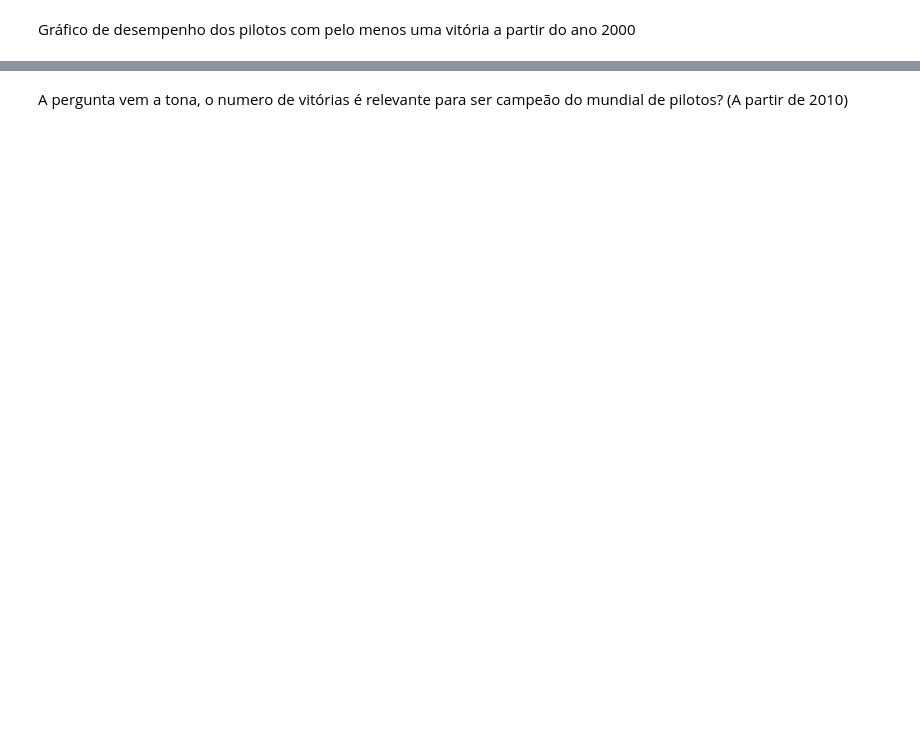
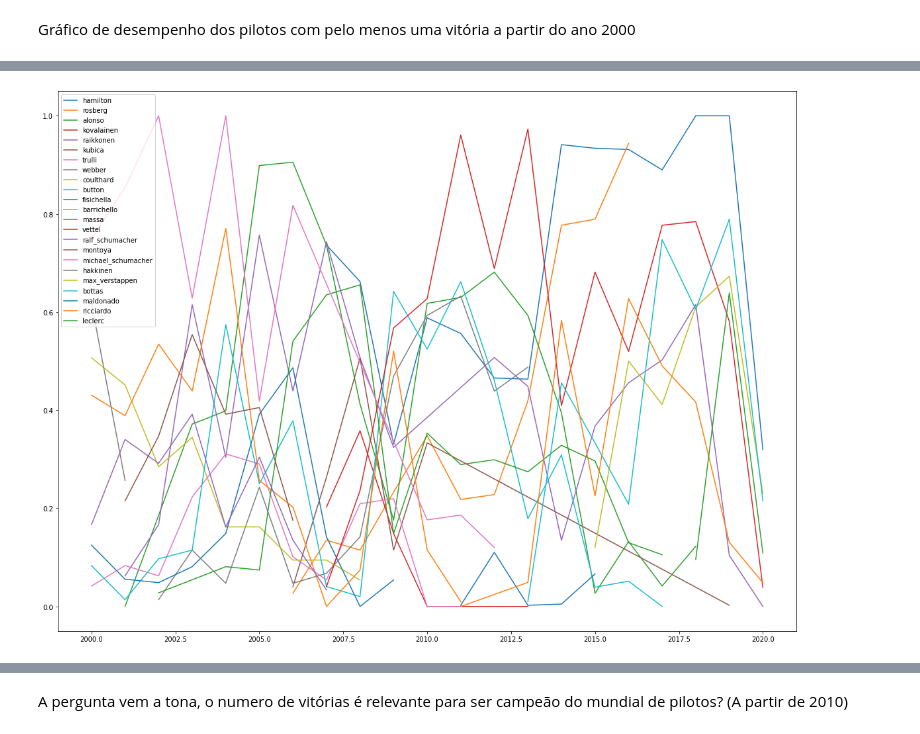
Before and after one commit to cdbm/F1DataAnalysis, a Jupyter notebook: data.ipynb, the cells around one changed output, grey strips where cells are left out. Drawn from its saved outputs; the diff is of its cells as text; code cells hidden in the pictures; blank space fills up the shorter version.

```diff
--- a/data.ipynb
+++ b/data.ipynb
@@ -46,5 +46,6 @@ from_2019 = constructor_standings[constructor_standings["year"] >= 2019]
 from_2019["points_norm"] = (from_2019['points'] - from_2019['points'].min()) / (from_2019['points'].max() - from_2019['points'].min())
 
 
-points_norms = pd.concat([from_58_to_59, times_60, from_61_to_90, from_91_to_02, from_03_to_09, from_10_to_18, from_2019], ignore_index=True)
+points_norms = pd.concat([from_58_to_59, times_60, from_61_to_90, from_91_to_02, from_03_to_09, from_10_to_18, from_2019])
+points_norms = points_norms.sort_values(by="constructorStandingsId")
 constructor_standings["points_norm"] = points_norms["points_norm"]
@@ -61,25 +124,26 @@ driver_standings.sort_values(by="year")
 # %%
-drivers_from_50_to_59 = constructor_standings[(constructor_standings["year"] >= 1958) & (constructor_standings["year"] <= 1959)]
-from_58_to_59["points_norm"] = (from_58_to_59['points'] - from_58_to_59['points'].min()) / (from_58_to_59['points'].max() - from_58_to_59['points'].min())
+drivers_from_50_to_59 = driver_standings[(driver_standings["year"] >= 1950) & (driver_standings["year"] <= 1959)]
+drivers_from_50_to_59["points_norm"] = (drivers_from_50_to_59['points'] - drivers_from_50_to_59['points'].min()) / (drivers_from_50_to_59['points'].max() - drivers_from_50_to_59['points'].min())
 
-times_60 = constructor_standings[constructor_standings["year"] == 1960]
-times_60["points_norm"] = (times_60['points'] - times_60['points'].min()) / (times_60['points'].max() - times_60['points'].min())
+drivers_times_60 = driver_standings[driver_standings["year"] == 1960]
+drivers_times_60["points_norm"] = (drivers_times_60['points'] - drivers_times_60['points'].min()) / (drivers_times_60['points'].max() - drivers_times_60['points'].min())
 
-from_61_to_90 = constructor_standings[(constructor_standings["year"] >= 1961) & (constructor_standings["year"] <= 1990)]
-from_61_to_90["points_norm"] = (from_61_to_90['points'] - from_61_to_90['points'].min()) / (from_61_to_90['points'].max() - from_61_to_90['points'].min())
+drivers_from_61_to_90 = driver_standings[(driver_standings["year"] >= 1961) & (driver_standings["year"] <= 1990)]
+drivers_from_61_to_90["points_norm"] = (drivers_from_61_to_90['points'] - drivers_from_61_to_90['points'].min()) / (drivers_from_61_to_90['points'].max() - drivers_from_61_to_90['points'].min())
 
-from_91_to_02 = constructor_standings[(constructor_standings["year"] >= 1991) & (constructor_standings["year"] <= 2002)]
-from_91_to_02["points_norm"] = (from_91_to_02['points'] - from_91_to_02['points'].min()) / (from_91_to_02['points'].max() - from_91_to_02['points'].min())
+drivers_from_91_to_02 = driver_standings[(driver_standings["year"] >= 1991) & (driver_standings["year"] <= 2002)]
+drivers_from_91_to_02["points_norm"] = (drivers_from_91_to_02['points'] - drivers_from_91_to_02['points'].min()) / (drivers_from_91_to_02['points'].max() - drivers_from_91_to_02['points'].min())
 
-from_03_to_09 = constructor_standings[(constructor_standings["year"] >= 2003) & (constructor_standings["year"] <= 2009)]
-from_03_to_09["points_norm"] = (from_03_to_09['points'] - from_03_to_09['points'].min()) / (from_03_to_09['points'].max() - from_03_to_09['points'].min())
+drivers_from_03_to_09 = driver_standings[(driver_standings["year"] >= 2003) & (driver_standings["year"] <= 2009)]
+drivers_from_03_to_09["points_norm"] = (drivers_from_03_to_09['points'] - drivers_from_03_to_09['points'].min()) / (drivers_from_03_to_09['points'].max() - drivers_from_03_to_09['points'].min())
 
-from_10_to_18 = constructor_standings[(constructor_standings["year"] >= 2010) & (constructor_standings["year"] <= 2018)]
-from_10_to_18["points_norm"] = (from_10_to_18['points'] - from_10_to_18['points'].min()) / (from_10_to_18['points'].max() - from_10_to_18['points'].min())
+drivers_from_10_to_18 = driver_standings[(driver_standings["year"] >= 2010) & (driver_standings["year"] <= 2018)]
+drivers_from_10_to_18["points_norm"] = (drivers_from_10_to_18['points'] - drivers_from_10_to_18['points'].min()) / (drivers_from_10_to_18['points'].max() - drivers_from_10_to_18['points'].min())
 
-from_2019 = constructor_standings[constructor_standings["year"] >= 2019]
-from_2019["points_norm"] = (from_2019['points'] - from_2019['points'].min()) / (from_2019['points'].max() - from_2019['points'].min())
+drivers_from_2019 = driver_standings[driver_standings["year"] >= 2019]
+drivers_from_2019["points_norm"] = (drivers_from_2019['points'] - drivers_from_2019['points'].min()) / (drivers_from_2019['points'].max() - drivers_from_2019['points'].min())
 
 
-points_norms = pd.concat([from_58_to_59, times_60, from_61_to_90, from_91_to_02, from_03_to_09, from_10_to_18, from_2019], ignore_index=True)
-constructor_standings["points_norm"] = points_norms["points_norm"]
+drivers_points_norms = pd.concat([drivers_from_50_to_59, drivers_times_60, drivers_from_61_to_90, drivers_from_91_to_02, drivers_from_03_to_09, drivers_from_10_to_18, drivers_from_2019])
+drivers_points_norms = drivers_points_norms.sort_values(by="driverStandingsId")
+driver_standings["points_norm"] = drivers_points_norms["points_norm"]
@@ -336,14 +606,16 @@ names = driver_standings_from_2000["name"].unique().tolist()
 # %%
 for name in names:
   x = driver_standings_from_2000.loc[driver_standings_from_2000["name"] == name]
   x = x.groupby(["year"]).agg("max")
   if x.wins.max() > 0:
-    plt.plot(x.index, x.points, label=name)
+    plt.plot(x.index, x.points_norm, label=name)
 
 fig = plt.gcf()
 fig.set_size_inches(20, 15)
 plt.legend()
 plt.show()
+# %% [output]
+[figure, added]
 # %%
 for name in names:
   x = driver_standings_from_2000.loc[driver_standings_from_2000["name"] == name]
```
Also changed, not shown: parts of 53 cells of this notebook.
